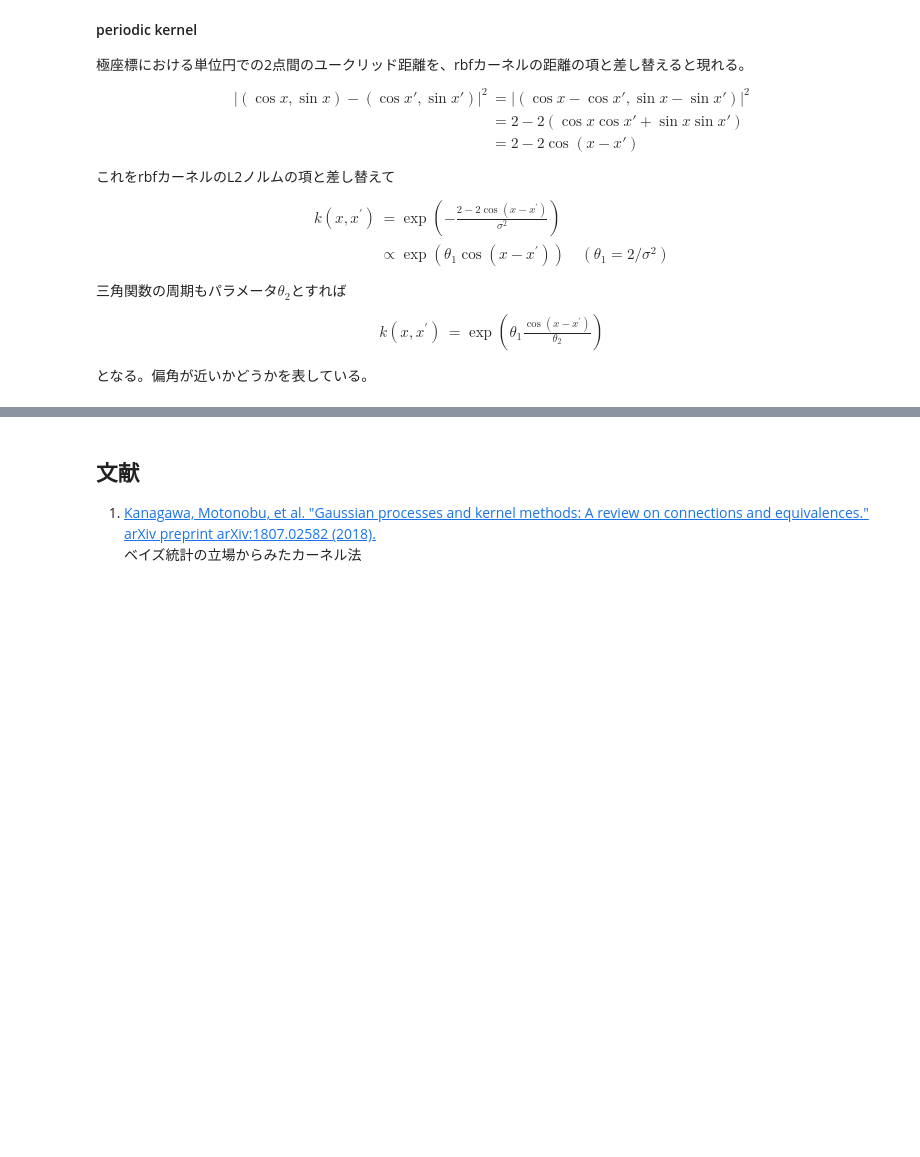
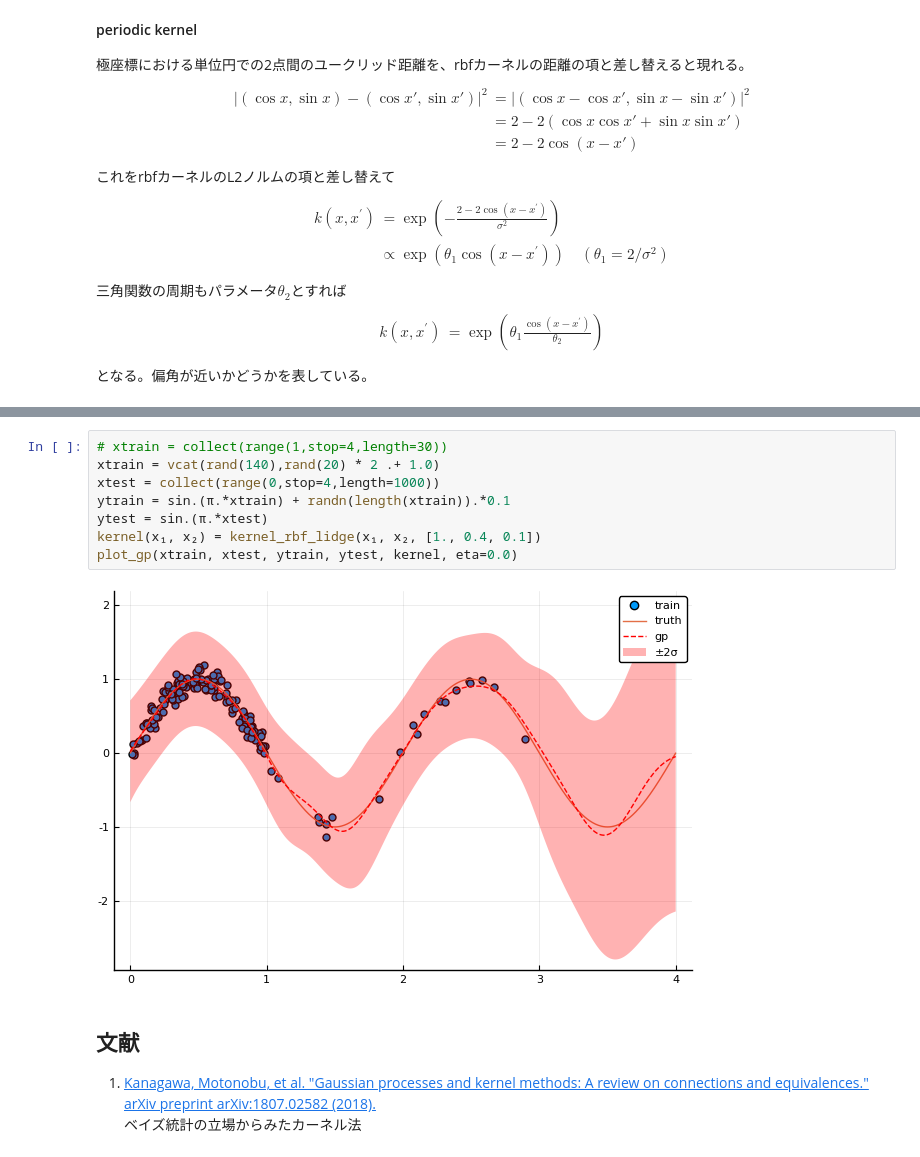
Before and after one commit to sunbluesome/sunbluesome.github.io, a Jupyter notebook: GaussianProcess/chap3.ipynb, the cells around one changed output, grey strips where cells are left out. Drawn from its saved outputs; the diff is of its cells as text; blank space fills up the shorter version.

```diff
--- a/GaussianProcess/chap3.ipynb
+++ b/GaussianProcess/chap3.ipynb
@@ -411,3 +567,13 @@ $$
+# %%
+# xtrain = collect(range(1,stop=4,length=30))
+xtrain = vcat(rand(140),rand(20) * 2 .+ 1.0)
+xtest = collect(range(0,stop=4,length=1000))
+ytrain = sin.(π.*xtrain) + randn(length(xtrain)).*0.1
+ytest = sin.(π.*xtest)
+kernel(x₁, x₂) = kernel_rbf_lidge(x₁, x₂, [1., 0.4, 0.1])
+plot_gp(xtrain, xtest, ytrain, ytest, kernel, eta=0.0)
+# %% [output]
+[figure, added]
 # %% [markdown]
 ## 文献
 1. [Kanagawa, Motonobu, et al. "Gaussian processes and kernel methods: A review on connections and equivalences." arXiv preprint arXiv:1807.02582 (2018).](https://arxiv.org/abs/1807.02582)
```
Also changed, not shown: parts of 15 cells of this notebook.
